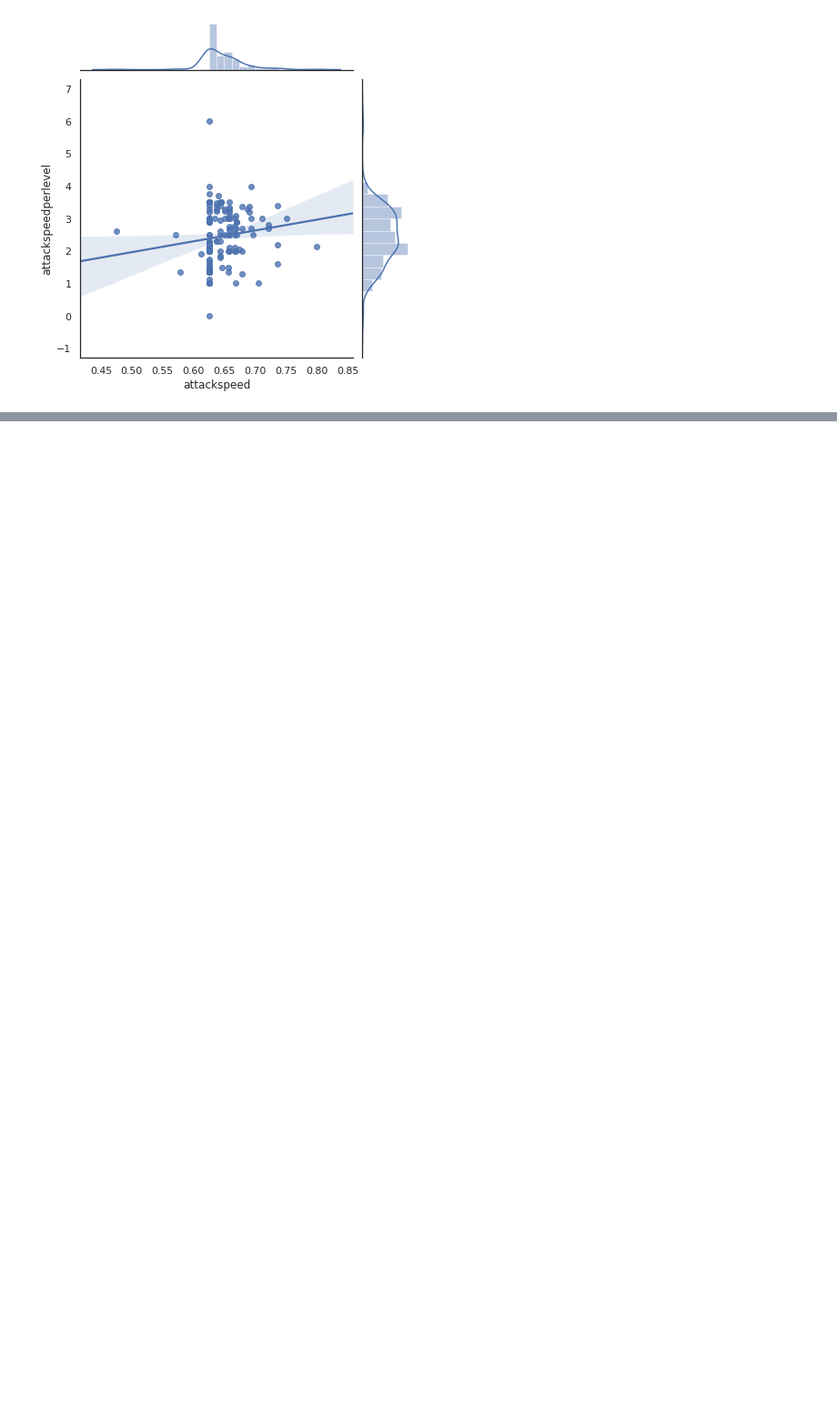
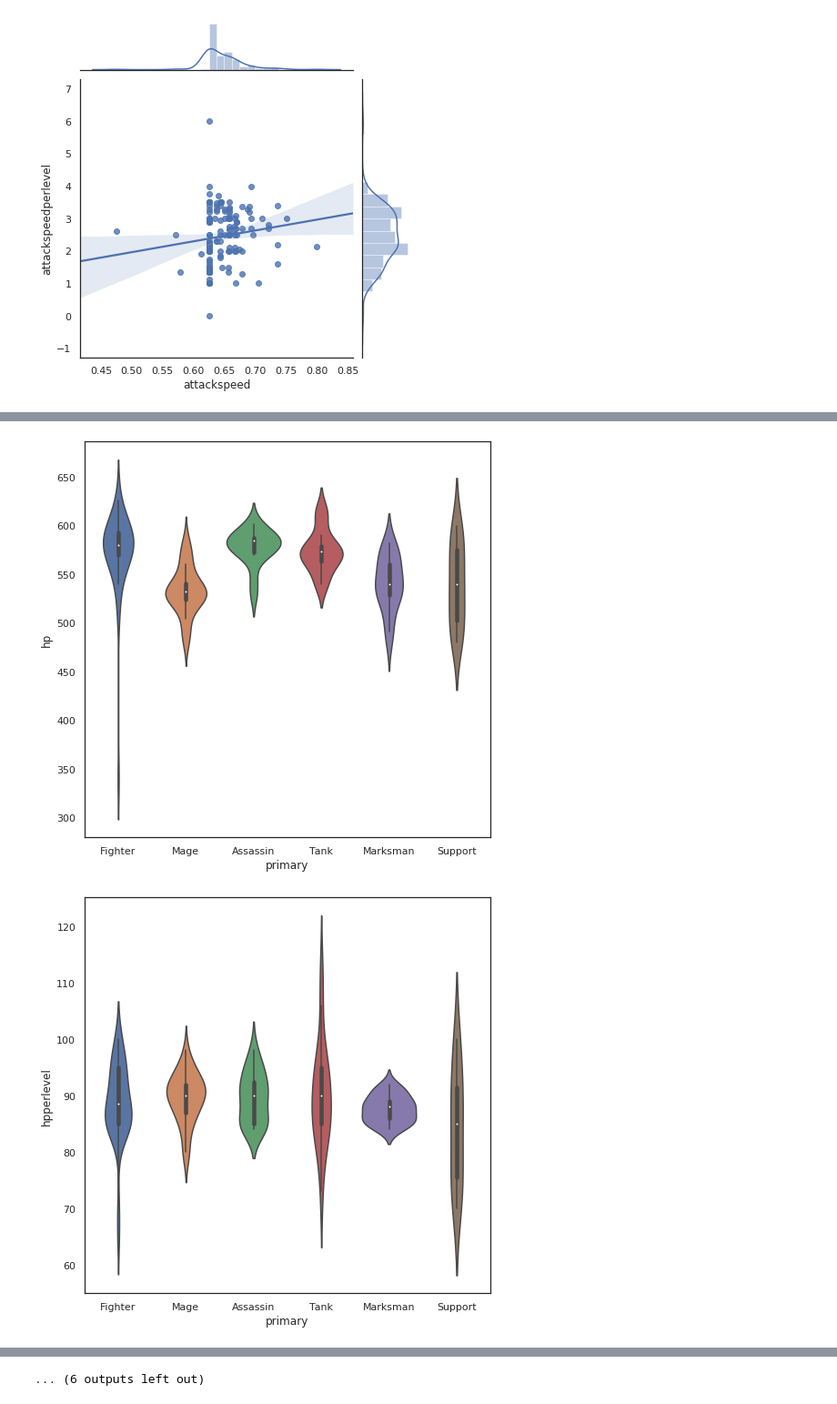
Before and after one commit to danielbulger/league-analysis, a Jupyter notebook: league-analysis.ipynb, the cells around one changed output, grey strips where cells are left out. Shown at 91% size. Drawn from its saved outputs; the diff is of its cells as text; code cells hidden in the pictures; blank space fills up the shorter version.

Commit message:
Added visualisation to show breakdown of tags & stats

```diff
--- a/league-analysis.ipynb
+++ b/league-analysis.ipynb
@@ -32,4 +32,6 @@ df = pd.DataFrame(data, columns=columns)
 # Rename to the more modern name for magic resist.
 df.rename(columns={'spellblock': 'mr', 'spellblockperlevel': 'mrperlevel'}, inplace=True)
 # For now these are always 0
-df.drop(columns=['crit', 'critperlevel'])
+df = df.drop(columns=['crit', 'critperlevel'])
+
+columns = df.columns.values.tolist()
@@ -115,3 +103,10 @@ for pair in pairs:
 [figure]
 [figure]
 [figure]
+# %%
+for column in columns[3:]:
+    plt.figure(figsize=(8, 8))
+    sns.violinplot(x='primary', y=column, data=df)
+# %% [output]
+[figure, added]
+[figure, added]
@@ -117,0 +123 @@ for pair in pairs:
+... (6 outputs left out)
```
Also changed, not shown: parts of 4 cells of this notebook.
